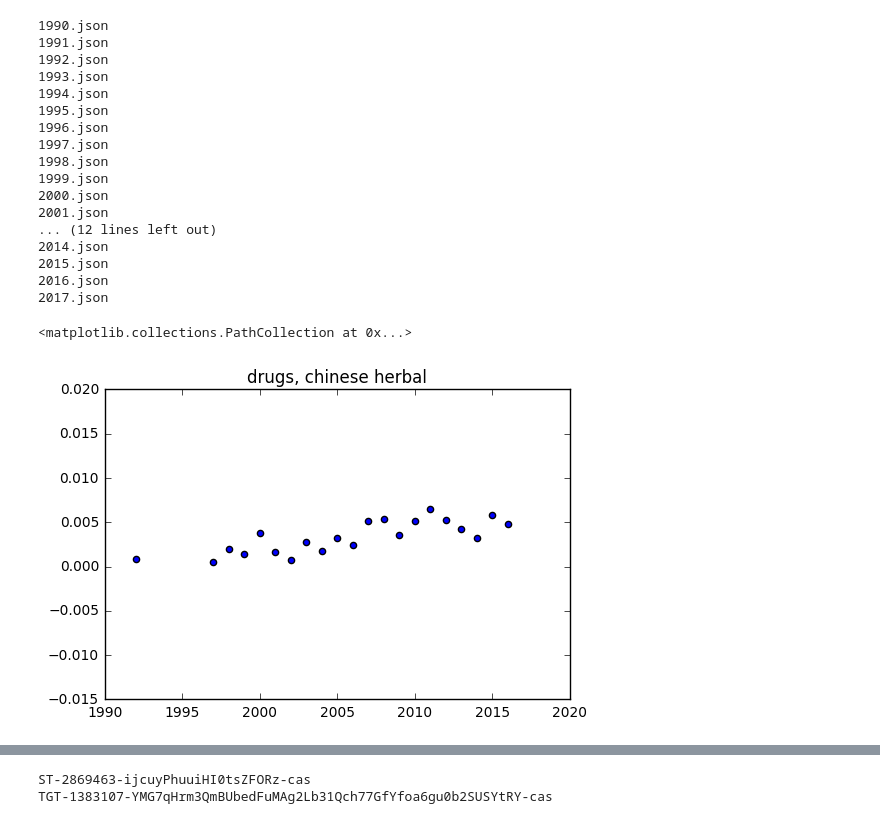
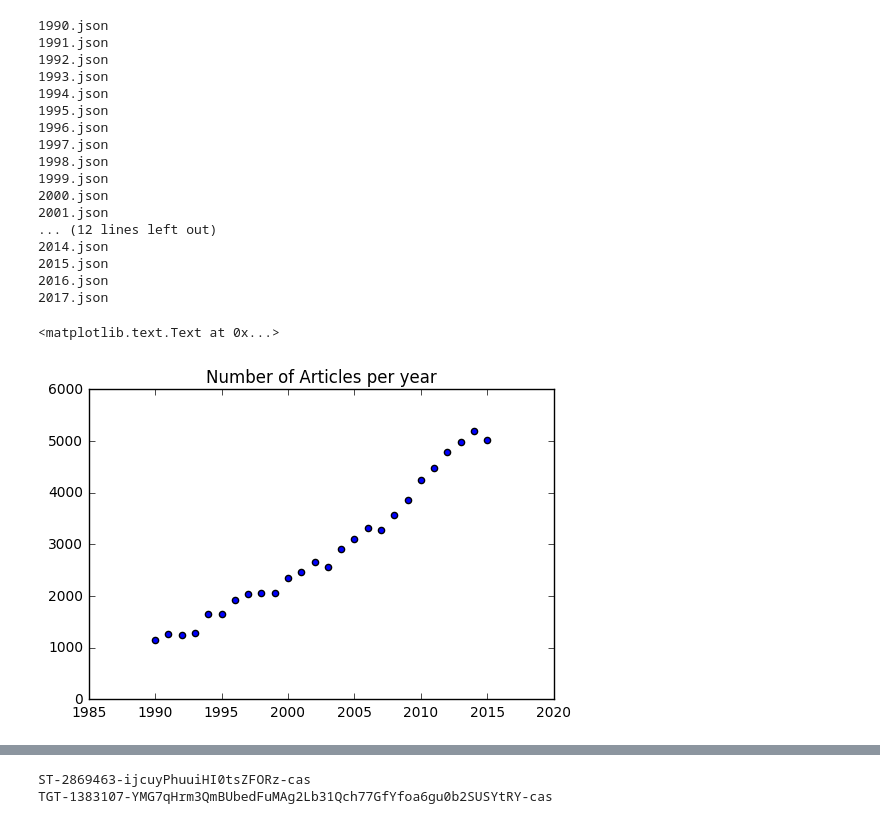
Before and after one commit to akarazeev/BioHack2017, a Jupyter notebook: main.ipynb, the cells around one changed output, grey strips where cells are left out. Cells and saved outputs as stored; diff of their text form; code cells hidden in the pictures.

```diff
--- a/main.ipynb
+++ b/main.ipynb
@@ -262,9 +262,9 @@ for i in os.listdir('json/'):
     year = int(i.split('.')[0])
     with open('json/{}'.format(i)) as data_file:
         data[year] = json.load(data_file)
-        for i in ['chemicals', 'mesh_titles']:
-            for key, val in data[year][i].items():
-                data[year][i][key] = val/data[year]['count_articles']
+#         for ttype in ['chemicals', 'mesh_titles']:
+#             for key, val in data[year][ttype].items():
+#                 data[year][ttype][key] = val/data[year]['count_articles']
 # %% [output]
 1990.json
 1991.json
@@ -295,17 +295,32 @@ top100_chem = list(map(lambda x: x[0], get_sorted(data[2009]['chemicals'])[:200]
+# %%
+to_draw = []
+inxs = []
+
+for i in range(1990, 2016):
+    if i in data:
+        tmp = data[i]['count_articles']
+        to_draw.append(tmp)
+        inxs.append(i)
+
+plt.figure()
+plt.scatter(inxs, to_draw)
+plt.title('Number of Articles per year')
+# %% [output]
+<matplotlib.text.Text at 0x...>
+[figure, added]
 # %%
-to_draw = []
-inxs = []
+def draw_plot(term, save=''):
+    to_draw = []
+    inxs = []
 
-for i in range(1990, 2018):
-    term = 'drugs, chinese herbal'
-    if i in data and term in data[i]['chemicals']:
-        tmp = data[i]['chemicals'][term]
-        to_draw.append(tmp)
-        inxs.append(i)
+    for i in range(1990, 2016):
+        if i in data and term in data[i]['chemicals']:
+            tmp = data[i]['chemicals'][term]
+            to_draw.append(tmp)
+            inxs.append(i)
 
-plt.figure()
-plt.title(term)
-plt.scatter(inxs, to_draw)
+    plt.figure()
+    plt.title(term)
+    plt.scatter(inxs, to_draw)
+    if save != '':
+        plt.savefig(save)
-# %% [output]
-<matplotlib.collections.PathCollection at 0x...>
-[figure, removed]
```
Also changed, not shown: parts of 12 cells of this notebook, 23 other files.
